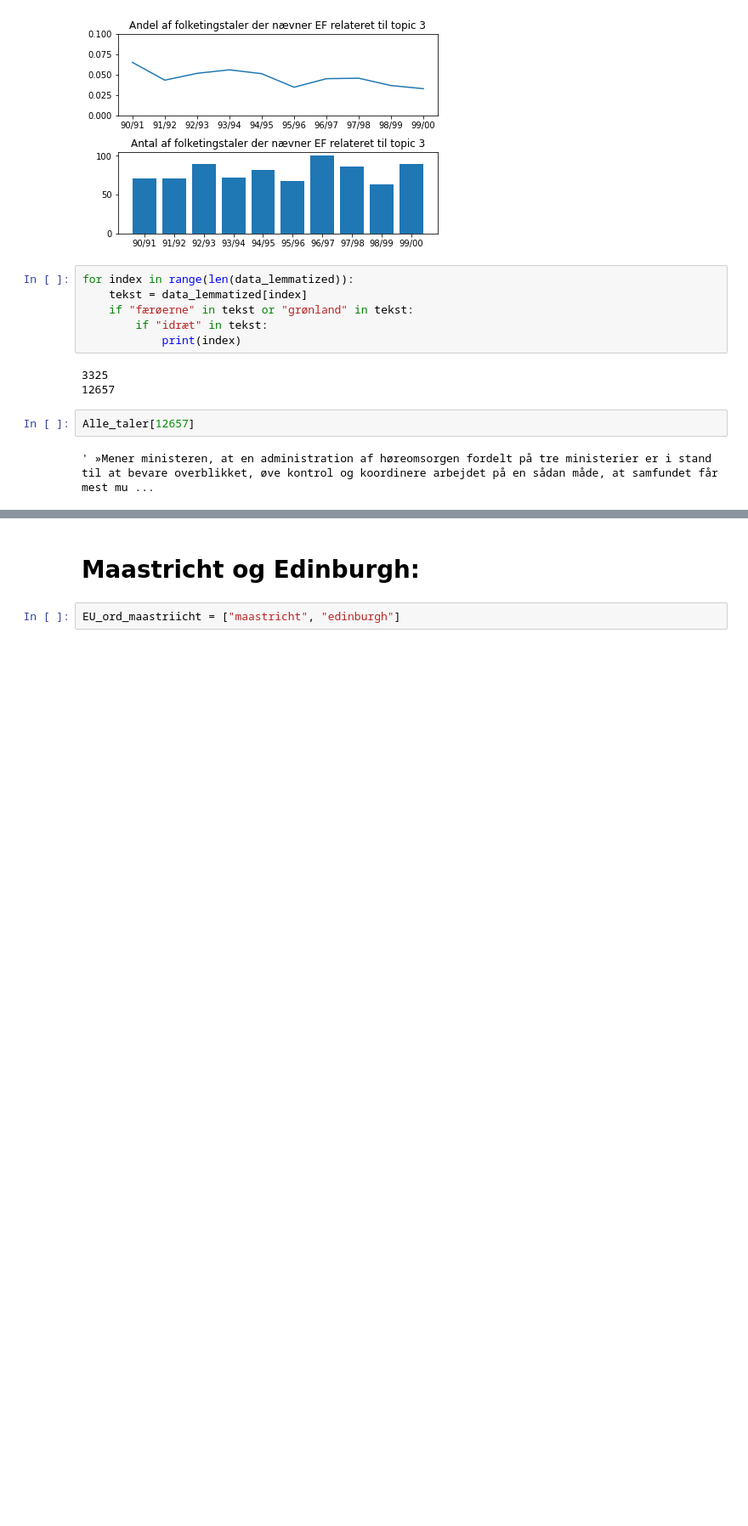
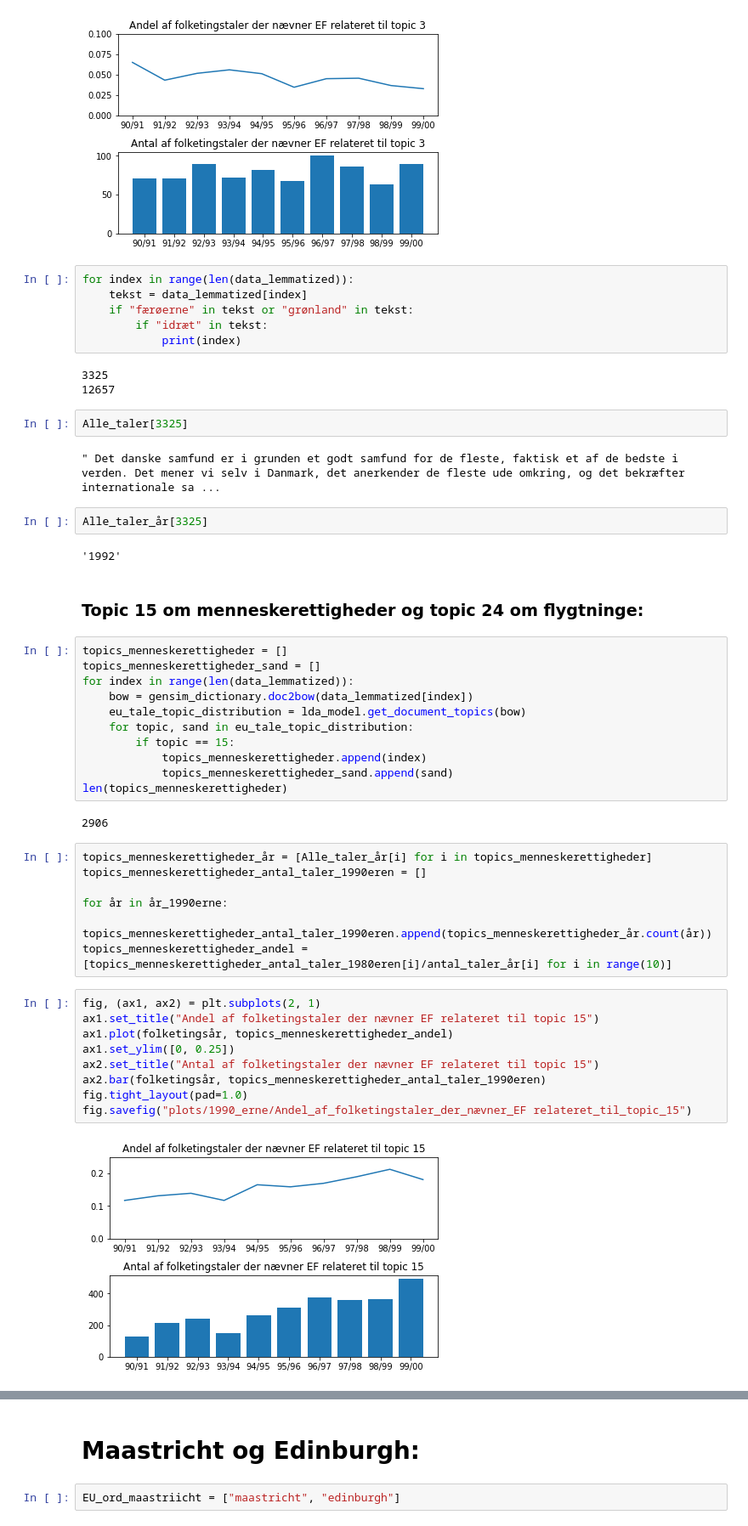
Before and after one commit to JCardie/Speciale_scripts, a Jupyter notebook: Topic_model_1990erne_eu.ipynb, the cells around one changed output, grey strips where cells are left out. Shown at 85% size. Cells and saved outputs as stored; diff of their text form; blank space fills up the shorter version.

```diff
--- a/Topic_model_1990erne_eu.ipynb
+++ b/Topic_model_1990erne_eu.ipynb
@@ -967,6 +1030,43 @@ for index in range(len(data_lemmatized)):
 3325
 12657
 # %%
-Alle_taler[12657]
+Alle_taler[3325]
 # %% [output]
-' »Mener ministeren, at en administration af høreomsorgen fordelt på tre ministerier er i stand til at bevare overblikket, øve kontrol og koordinere arbejdet på en sådan måde, at samfundet får mest mu ...
+" Det danske samfund er i grunden et godt samfund for de fleste, faktisk et af de bedste i verden. Det mener vi selv i Danmark, det anerkender de fleste ude omkring, og det bekræfter internationale sa ...
+# %%
+Alle_taler_år[3325]
+# %% [output]
+'1992'
+# %% [markdown]
+### Topic 15 om menneskerettigheder og topic 24 om flygtninge:
+# %%
+topics_menneskerettigheder = []
+topics_menneskerettigheder_sand = []
+for index in range(len(data_lemmatized)):
+    bow = gensim_dictionary.doc2bow(data_lemmatized[index])
+    eu_tale_topic_distribution = lda_model.get_document_topics(bow)
+    for topic, sand in eu_tale_topic_distribution:
+        if topic == 15:
+            topics_menneskerettigheder.append(index)
+            topics_menneskerettigheder_sand.append(sand)
+len(topics_menneskerettigheder)
+# %% [output]
+2906
+# %%
+topics_menneskerettigheder_år = [Alle_taler_år[i] for i in topics_menneskerettigheder]
+topics_menneskerettigheder_antal_taler_1990eren = []
+
+for år in år_1990erne:
+    topics_menneskerettigheder_antal_taler_1990eren.append(topics_menneskerettigheder_år.count(år))
+topics_menneskerettigheder_andel = [topics_menneskerettigheder_antal_taler_1980eren[i]/antal_taler_år[i] for i in range(10)]
+# %%
+fig, (ax1, ax2) = plt.subplots(2, 1)
+ax1.set_title("Andel af folketingstaler der nævner EF relateret til topic 15")
+ax1.plot(folketingsår, topics_menneskerettigheder_andel)
+ax1.set_ylim([0, 0.25])
+ax2.set_title("Antal af folketingstaler der nævner EF relateret til topic 15")
+ax2.bar(folketingsår, topics_menneskerettigheder_antal_taler_1990eren)
+fig.tight_layout(pad=1.0)
+fig.savefig("plots/1990_erne/Andel_af_folketingstaler_der_nævner_EF relateret_til_topic_15")
+# %% [output]
+[figure, added]
```
Also changed, not shown: parts of 75 cells of this notebook.
